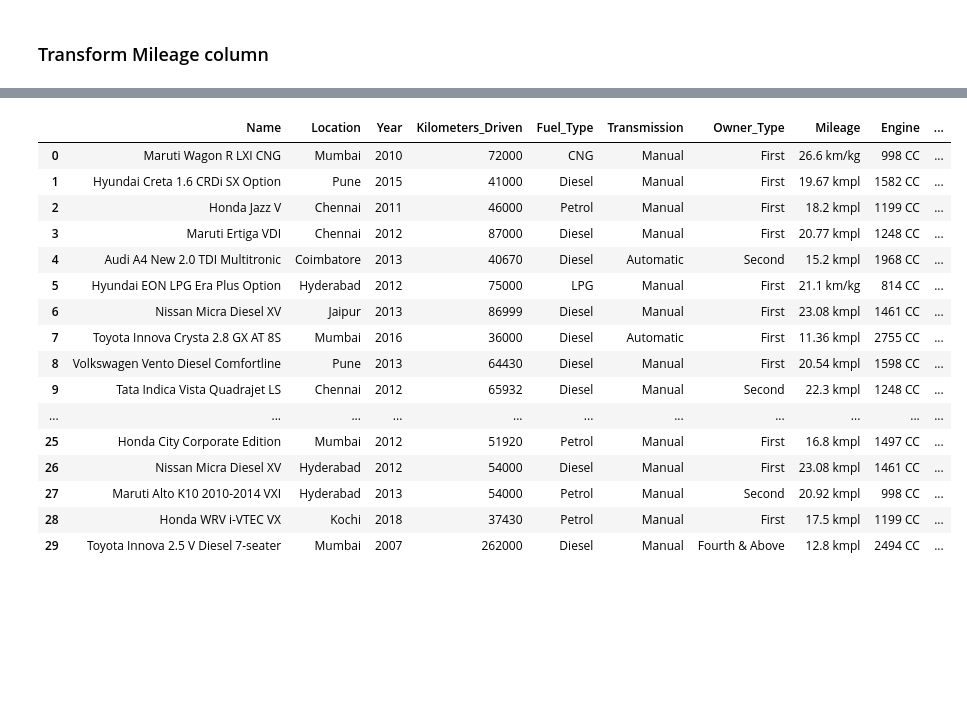
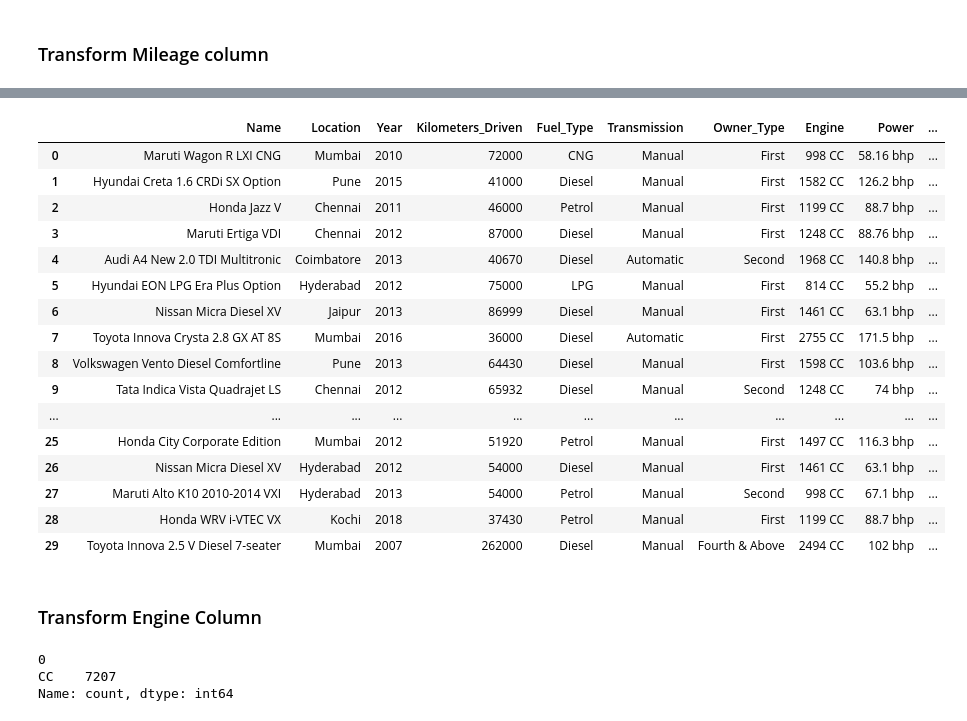
Before and after one commit to thuyluu9595/CMPE-255, a Jupyter notebook: Assignment01.ipynb, the cells around one changed output, grey strips where cells are left out. Saved outputs shown, nothing was run; the diff lists cells and outputs as text; code cells hidden in the pictures; blank space fills up the shorter version.

```diff
--- a/Assignment01.ipynb
+++ b/Assignment01.ipynb
@@ -130,22 +133,44 @@ Name: 0, dtype: int64
 # %%
 # In the Mileage column, because kmpl is the dominant unit, all values will be converted to kmpl
 # Extract number from Mileage and put in a new column named Mileage_Value
-df['Mileage_Value'] = df['Mileage'].str.extract(r'(\d+\.?\d*)').astype(float)
+df['Mileage_Value'] = df['Mileage'].str.extract(r'(\d+\.?\d*)')[0].astype(float)
+# Extract unit into a new column named Mileage_Unit
+df['Mileage_Unit'] = df['Mileage'].str.extract(r'(\D+)$').astype(str)[0].str.strip()
+# Conversion dictionary
+rate = {
+    'kmpl': 1,
+    'km/kg': 1.4
+}
+# Convert all values to kmpl
+df['Mileage_kmpl'] = df.apply(lambda row: row['Mileage_Value'] * rate.get(row['Mileage_Unit'], 1), axis=1)
+
+# Drop all created columns and rename Mileage_kmpl to Mileage
+df.drop(columns=['Mileage', 'Mileage_Value', 'Mileage_Unit'], inplace=True)
+df.rename(columns={'Mileage_kmpl': 'Mileage'}, inplace=True)
+df.head(30)
 # %% [output]
-|  | Name | Location | Year | Kilometers_Driven | Fuel_Type | Transmission | Owner_Type | Mileage | Engine | ... |
-| 0 | Maruti Wagon R LXI CNG | Mumbai | 2010 | 72000 | CNG | Manual | First | 26.6 km/kg | 998 CC | ... |
-| 1 | Hyundai Creta 1.6 CRDi SX Option | Pune | 2015 | 41000 | Diesel | Manual | First | 19.67 kmpl | 1582 CC | ... |
-| 2 | Honda Jazz V | Chennai | 2011 | 46000 | Petrol | Manual | First | 18.2 kmpl | 1199 CC | ... |
-| 3 | Maruti Ertiga VDI | Chennai | 2012 | 87000 | Diesel | Manual | First | 20.77 kmpl | 1248 CC | ... |
-| 4 | Audi A4 New 2.0 TDI Multitronic | Coimbatore | 2013 | 40670 | Diesel | Automatic | Second | 15.2 kmpl | 1968 CC | ... |
-| 5 | Hyundai EON LPG Era Plus Option | Hyderabad | 2012 | 75000 | LPG | Manual | First | 21.1 km/kg | 814 CC | ... |
-| 6 | Nissan Micra Diesel XV | Jaipur | 2013 | 86999 | Diesel | Manual | First | 23.08 kmpl | 1461 CC | ... |
-| 7 | Toyota Innova Crysta 2.8 GX AT 8S | Mumbai | 2016 | 36000 | Diesel | Automatic | First | 11.36 kmpl | 2755 CC | ... |
-| 8 | Volkswagen Vento Diesel Comfortline | Pune | 2013 | 64430 | Diesel | Manual | First | 20.54 kmpl | 1598 CC | ... |
-| 9 | Tata Indica Vista Quadrajet LS | Chennai | 2012 | 65932 | Diesel | Manual | Second | 22.3 kmpl | 1248 CC | ... |
+|  | Name | Location | Year | Kilometers_Driven | Fuel_Type | Transmission | Owner_Type | Engine | Power | ... |
+| 0 | Maruti Wagon R LXI CNG | Mumbai | 2010 | 72000 | CNG | Manual | First | 998 CC | 58.16 bhp | ... |
+| 1 | Hyundai Creta 1.6 CRDi SX Option | Pune | 2015 | 41000 | Diesel | Manual | First | 1582 CC | 126.2 bhp | ... |
+| 2 | Honda Jazz V | Chennai | 2011 | 46000 | Petrol | Manual | First | 1199 CC | 88.7 bhp | ... |
+| 3 | Maruti Ertiga VDI | Chennai | 2012 | 87000 | Diesel | Manual | First | 1248 CC | 88.76 bhp | ... |
+| 4 | Audi A4 New 2.0 TDI Multitronic | Coimbatore | 2013 | 40670 | Diesel | Automatic | Second | 1968 CC | 140.8 bhp | ... |
+| 5 | Hyundai EON LPG Era Plus Option | Hyderabad | 2012 | 75000 | LPG | Manual | First | 814 CC | 55.2 bhp | ... |
+| 6 | Nissan Micra Diesel XV | Jaipur | 2013 | 86999 | Diesel | Manual | First | 1461 CC | 63.1 bhp | ... |
+| 7 | Toyota Innova Crysta 2.8 GX AT 8S | Mumbai | 2016 | 36000 | Diesel | Automatic | First | 2755 CC | 171.5 bhp | ... |
+| 8 | Volkswagen Vento Diesel Comfortline | Pune | 2013 | 64430 | Diesel | Manual | First | 1598 CC | 103.6 bhp | ... |
+| 9 | Tata Indica Vista Quadrajet LS | Chennai | 2012 | 65932 | Diesel | Manual | Second | 1248 CC | 74 bhp | ... |
 | ... | ... | ... | ... | ... | ... | ... | ... | ... | ... | ... |
-| 25 | Honda City Corporate Edition | Mumbai | 2012 | 51920 | Petrol | Manual | First | 16.8 kmpl | 1497 CC | ... |
-| 26 | Nissan Micra Diesel XV | Hyderabad | 2012 | 54000 | Diesel | Manual | First | 23.08 kmpl | 1461 CC | ... |
-| 27 | Maruti Alto K10 2010-2014 VXI | Hyderabad | 2013 | 54000 | Petrol | Manual | Second | 20.92 kmpl | 998 CC | ... |
-| 28 | Honda WRV i-VTEC VX | Kochi | 2018 | 37430 | Petrol | Manual | First | 17.5 kmpl | 1199 CC | ... |
-| 29 | Toyota Innova 2.5 V Diesel 7-seater | Mumbai | 2007 | 262000 | Diesel | Manual | Fourth & Above | 12.8 kmpl | 2494 CC | ... |
+| 25 | Honda City Corporate Edition | Mumbai | 2012 | 51920 | Petrol | Manual | First | 1497 CC | 116.3 bhp | ... |
+| 26 | Nissan Micra Diesel XV | Hyderabad | 2012 | 54000 | Diesel | Manual | First | 1461 CC | 63.1 bhp | ... |
+| 27 | Maruti Alto K10 2010-2014 VXI | Hyderabad | 2013 | 54000 | Petrol | Manual | Second | 998 CC | 67.1 bhp | ... |
+| 28 | Honda WRV i-VTEC VX | Kochi | 2018 | 37430 | Petrol | Manual | First | 1199 CC | 88.7 bhp | ... |
+| 29 | Toyota Innova 2.5 V Diesel 7-seater | Mumbai | 2007 | 262000 | Diesel | Manual | Fourth & Above | 2494 CC | 102 bhp | ... |
+# %% [markdown]
+### Transform Engine Column
+# %%
+df['Engine'].str.extract(r'(\D+)$')[0].value_counts()
+# %% [output]
+0
+CC    7207
+Name: count, dtype: int64
```
Also changed, not shown: parts of 8 cells of this notebook.
